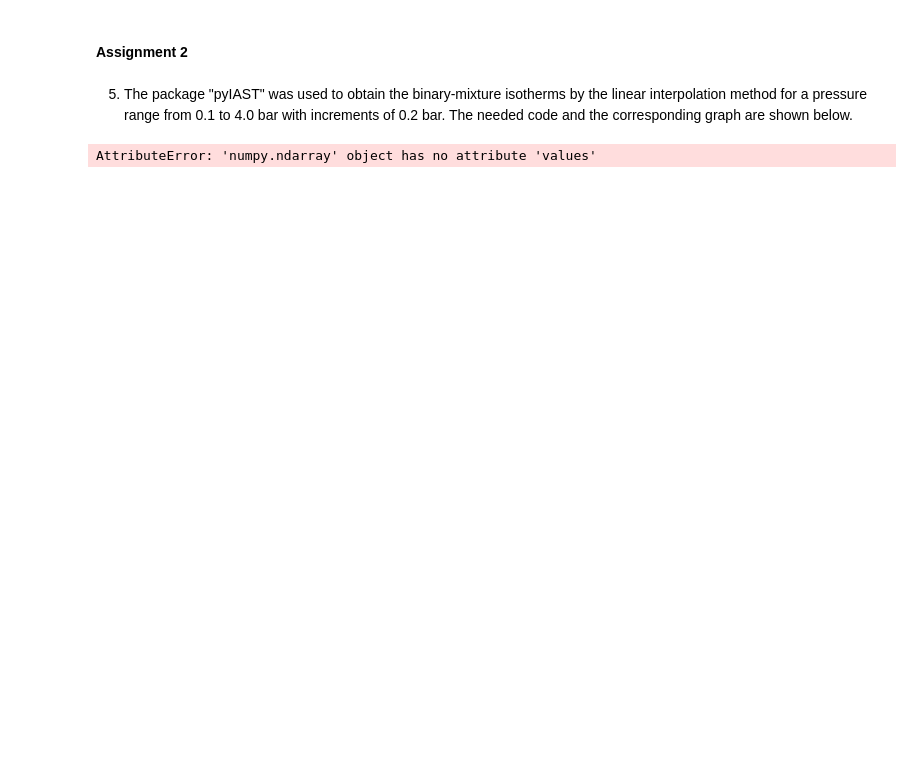
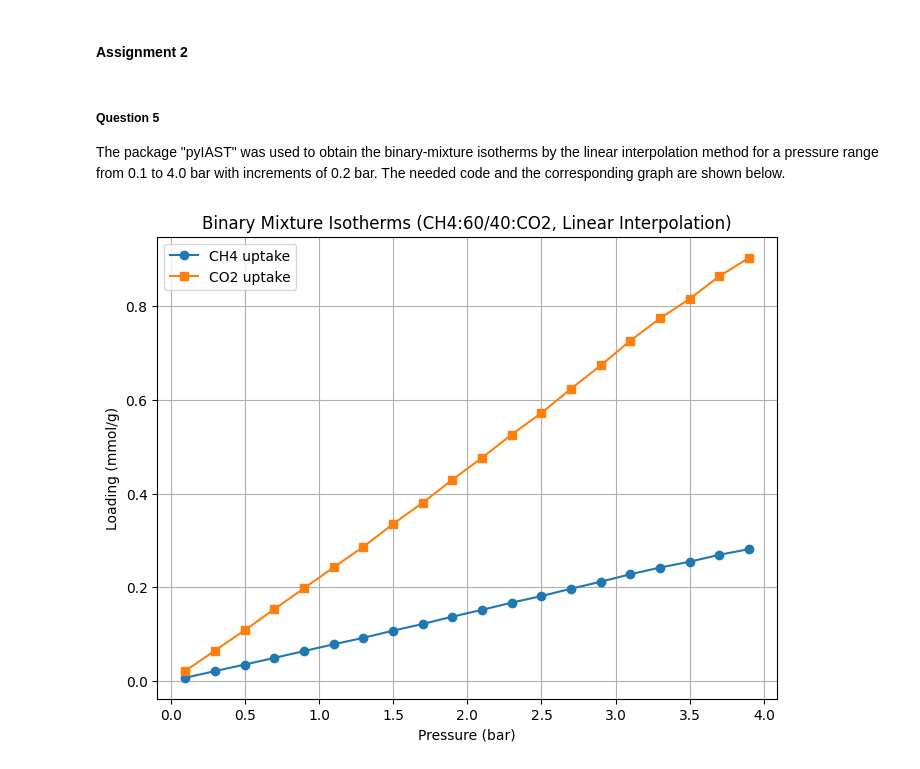
Before and after one commit to LucasEiche/ModLab_groupK, a Jupyter notebook: Assigmnent 2/GroupK_Block2_assignment2.ipynb, the cells around one changed output. Saved outputs shown, nothing was run; the diff lists cells and outputs as text; code cells hidden in the pictures; blank space fills up the shorter version.

Commit message:
Added questions 5-7

```diff
--- a/Assigmnent 2/GroupK_Block2_assignment2.ipynb
+++ b/Assigmnent 2/GroupK_Block2_assignment2.ipynb
@@ -1,64 +1,59 @@
 # %% [markdown]
 #### Assignment 2
 # %% [markdown]
-5. The package "pyIAST" was used to obtain the binary-mixture isotherms by the linear interpolation method for a pressure range from 0.1 to 4.0 bar with increments of 0.2 bar. The needed code and the corresponding graph are shown below.
+##### Question 5
+
+The package "pyIAST" was used to obtain the binary-mixture isotherms by the linear interpolation method for a pressure range from 0.1 to 4.0 bar with increments of 0.2 bar. The needed code and the corresponding graph are shown below.
 # %%
 import numpy as np
 import matplotlib.pyplot as plt
 import pyiast
 import pandas as pd
 
-# --- Example pure-component isotherm data (replace with your real data) ---
-# Let's assume we have 10 data points for each gas between 0 and 4 bar
-pressures = np.linspace(0, 4, 10)
-df_ch4 = pd.read_csv("IRMOF-1_methane_isotherm_298K.csv")
-df_CO2
+
+# We load the data from CSV files
+df_ch4 = pd.read_csv("CH4_IRMOF1.csv")
+df_co2 = pd.read_csv("CO2_IRMOF1.csv")
 
 # Create Isotherm objects using interpolation
-iso_gas1 = pyiast.InterpolatorIsotherm(
-    pressures,
-    loading_gas1,
-    fill_value="extrapolate",
-)
+ch4_isotherm = pyiast.InterpolatorIsotherm(df_ch4,
+                                    loading_key="Loading(mmol/g)",
+                                    pressure_key="Pressure(bar)",
+                                    fill_value=df_ch4['Loading(mmol/g)'].max())
 
-iso_gas2 = pyiast.InterpolatorIsotherm(
-    pressures,
-    loading_gas2,
-    fill_value="extrapolate",
-    interpolation_type="linear",
-    material_name="MyMaterial"
-)
+co2_isotherm = pyiast.InterpolatorIsotherm(df_co2,
+                                    loading_key="Loading(mmol/g)",
+                                    pressure_key="Pressure(bar)",
+                                    fill_value=df_ch4['Loading(mmol/g)'].max())
 
-# --- Mixture calculation ---
-# Define mixture composition (example: 50/50)
-mole_fraction = [0.5, 0.5]
+#We define the mixturew as containing 60% of methane and 40% of carbon dioxide
+mole_fraction = np.array([0.6, 0.4])
 
 # Pressure range 0.1 to 4.0 with 0.2 increments
-P_range = np.arange(0.1, 4.0 + 0.01, 0.2)
+P_range = np.arange(0.1, 4.0, 0.2)
 
-# Run IAST for each pressure
+# we perform an IAST calculation for each pressure point
 loadings_gas1 = []
 loadings_gas2 = []
 
 for P in P_range:
     result = pyiast.iast(
-        total_pressure=P,
-        mole_fractions=mole_fraction,
-        isotherms=[iso_gas1, iso_gas2],
-        interpolation_type="linear"
+        partial_pressures=P * mole_fraction,
+        isotherms=[ch4_isotherm, co2_isotherm],
+        verboseflag=False,
     )
     loadings_gas1.append(result[0])
     loadings_gas2.append(result[1])
 
 # --- Plot results ---
 plt.figure(figsize=(8,6))
-plt.plot(P_range, loadings_gas1, 'o-', label='Gas1 uptake')
-plt.plot(P_range, loadings_gas2, 's-', label='Gas2 uptake')
+plt.plot(P_range, loadings_gas1, 'o-', label='CH4 uptake')
+plt.plot(P_range, loadings_gas2, 's-', label='CO2 uptake')
 plt.xlabel("Pressure (bar)")
 plt.ylabel("Loading (mmol/g)")
-plt.title("Binary Mixture Isotherms (50/50, Linear Interpolation)")
+plt.title("Binary Mixture Isotherms (CH4:60/40:CO2, Linear Interpolation)")
 plt.legend()
 plt.grid(True)
 plt.show()
 # %% [output]
-AttributeError: 'numpy.ndarray' object has no attribute 'values'
+[figure, added]
```
Also changed, not shown: parts of 6 cells of this notebook.
